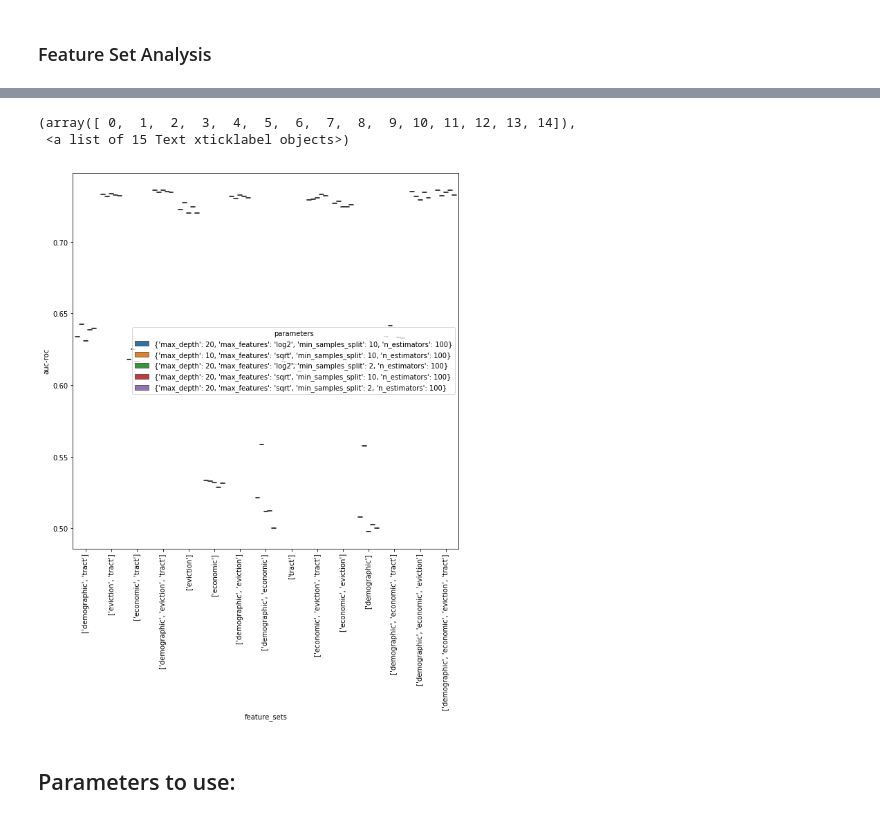
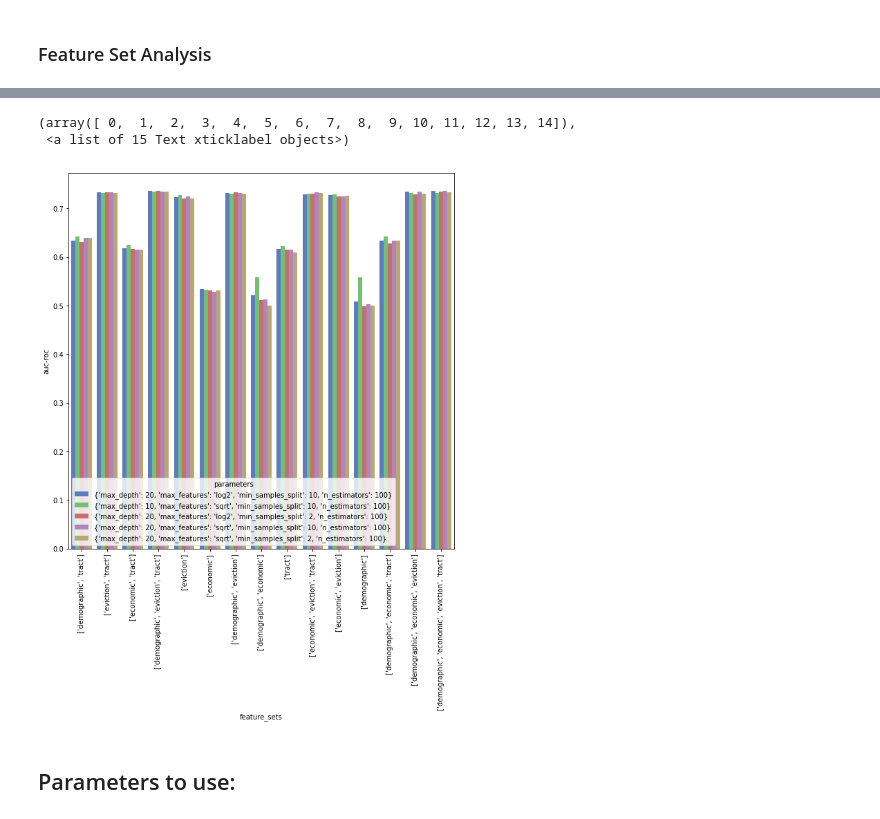
Before and after one commit to justincohler/evictions-learn, a Jupyter notebook: src/Phase II Analysis.ipynb, the cells around one changed output, grey strips where cells are left out. Drawn from its saved outputs; the diff is of its cells as text; code cells hidden in the pictures.

```diff
--- a/src/Phase II Analysis.ipynb
+++ b/src/Phase II Analysis.ipynb
@@ -166,10 +169,10 @@ ValueError: Could not interpret input 'feature_sets'
 # %%
-sns.boxplot(x='feature_sets', y='auc-roc', hue = 'parameters', data=best5_inc20[best5_inc20['year']=='2016'])
+sns.barplot(x='feature_sets', y='auc-roc', hue = 'parameters', data=best5_inc20[best5_inc20['year']=='2016'], palette='muted')
 plt.xticks(rotation=90)
 # %% [output]
 (array([ 0,  1,  2,  3,  4,  5,  6,  7,  8,  9, 10, 11, 12, 13, 14]),
  <a list of 15 Text xticklabel objects>)
-[figure, old version]
+[figure, new version]
 # %% [markdown]
 ## Parameters to use:
 # %%
```
Also changed, not shown: parts of 3 cells of this notebook.
